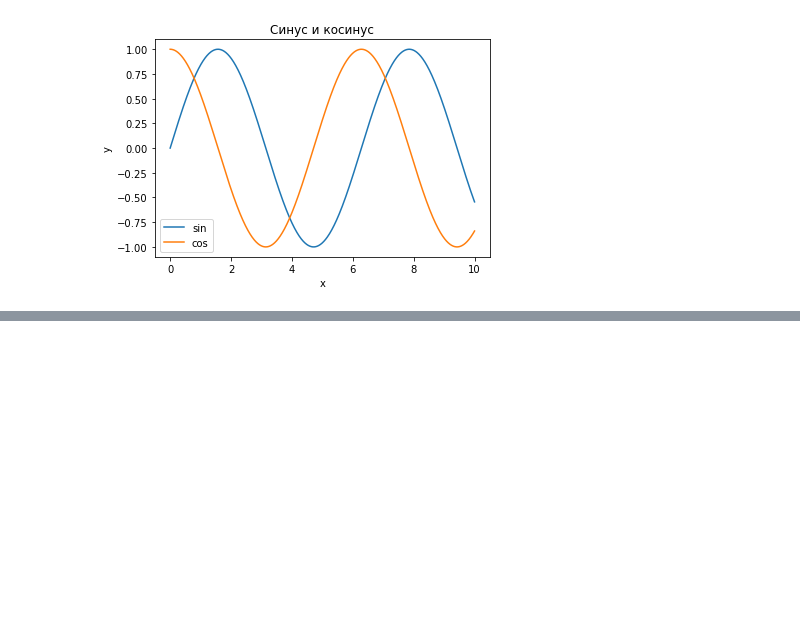
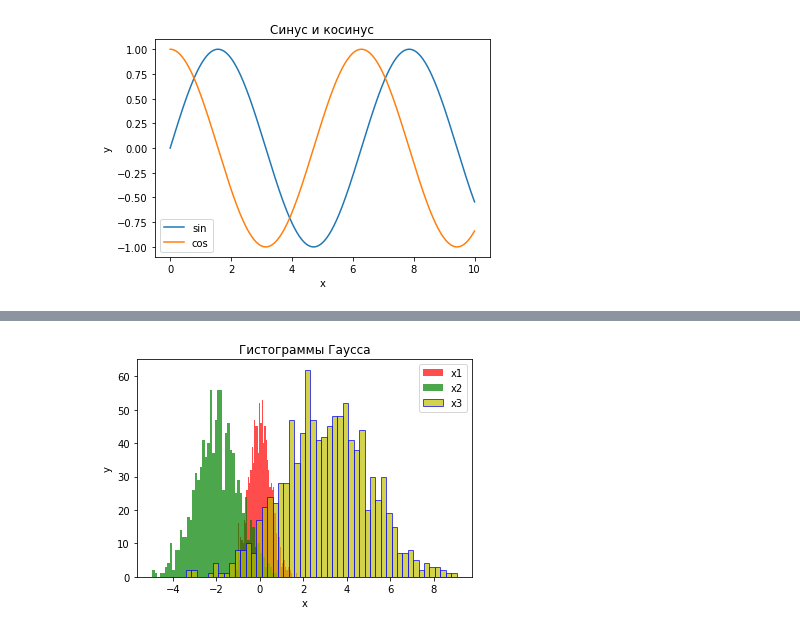
Before and after one commit to Svetlana0603/My_python, a Jupyter notebook: 3.Matplotlib.ipynb, the cells around one changed output, grey strips where cells are left out. Saved outputs shown, nothing was run; the diff lists cells and outputs as text; code cells hidden in the pictures; blank space fills up the shorter version.

```diff
--- a/3.Matplotlib.ipynb
+++ b/3.Matplotlib.ipynb
@@ -149,0 +180,18 @@ plt.show()
+# %%
+# Несколько гистограмм в одном окне
+# имитационные данные
+x1 = np.random.normal(0, 0.5, 1000)
+x2 = np.random.normal(-2, 1, 1000)
+x3 = np.random.normal(3, 2, 1000)
+
+# рисуем гистограммы
+plt.hist(x1, bins=50, alpha=0.7, color="r", label="x1")
+plt.hist(x2, bins=50, alpha=0.7, color="g", label="x2")
+plt.hist(x3, bins=50, alpha=0.7, color="y", edgecolor="b", label="x3")
+plt.legend()
+plt.title("Гистограммы Гаусса")
+plt.xlabel("x")
+plt.ylabel("y")
+plt.show()
+# %% [output]
+[figure, added]
```
Also changed, not shown: parts of 8 cells of this notebook.
